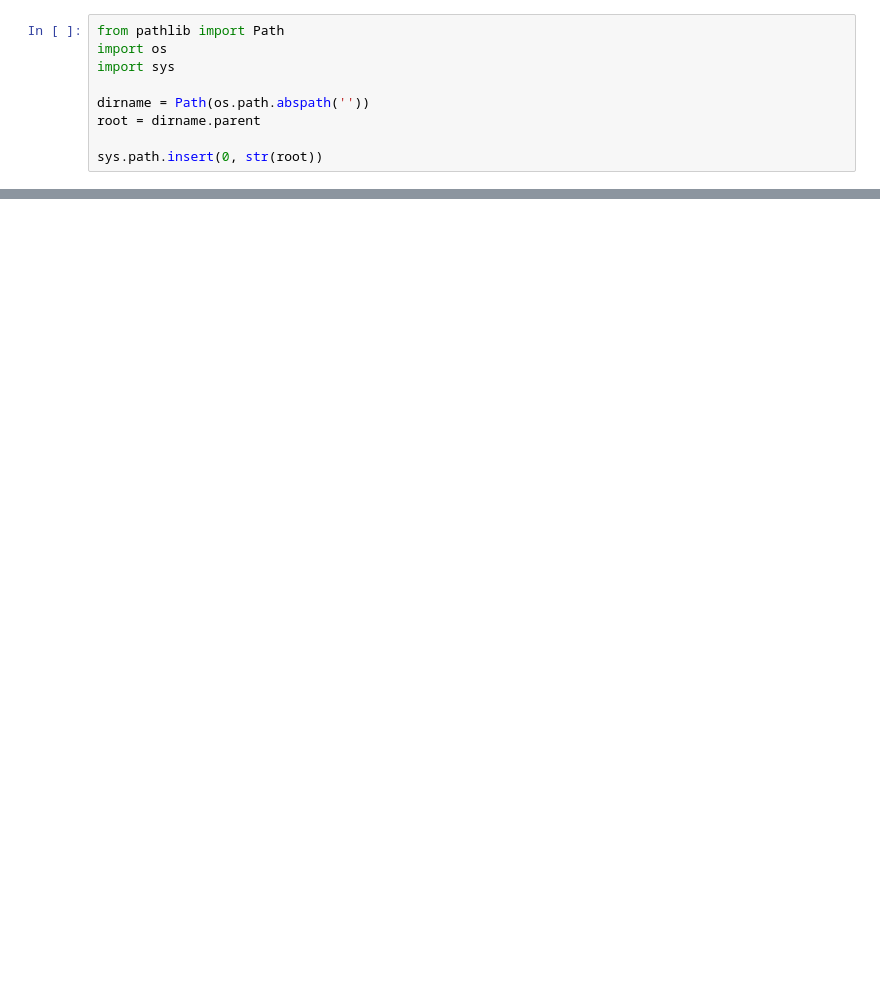
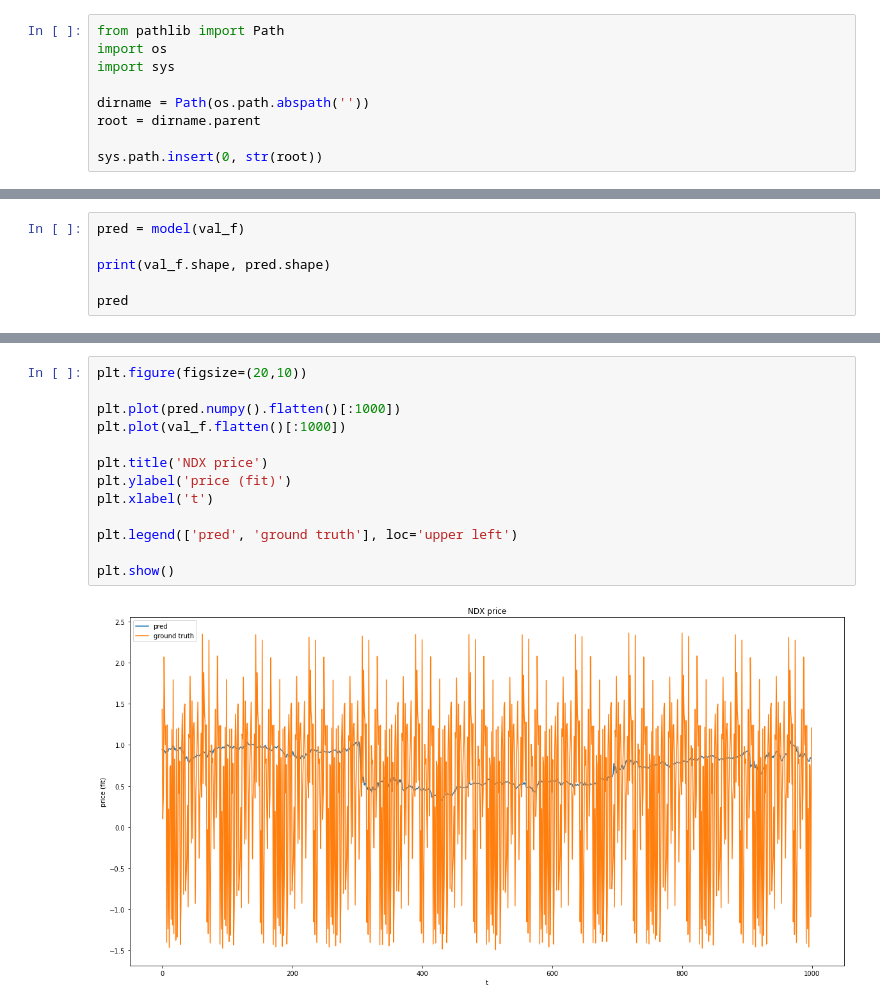
Before and after one commit to kaelzhang/DA-RNN-in-Tensorflow-2-and-PyTorch, a Jupyter notebook: notebook/nasdaq.ipynb, the cells around one changed output, grey strips where cells are left out. Cells and saved outputs as stored; diff of their text form; blank space fills up the shorter version.

```diff
--- a/notebook/nasdaq.ipynb
+++ b/notebook/nasdaq.ipynb
@@ -181,0 +202,6 @@ plot(['accuracy', 'val_accuracy'], 'acc')
+# %%
+pred = model(val_f)
+
+print(val_f.shape, pred.shape)
+
+pred
@@ -181,0 +224,15 @@ plot(['accuracy', 'val_accuracy'], 'acc')
+# %%
+plt.figure(figsize=(20,10))
+
+plt.plot(pred.numpy().flatten()[:1000])
+plt.plot(val_f.flatten()[:1000])
+
+plt.title('NDX price')
+plt.ylabel('price (fit)')
+plt.xlabel('t')
+
+plt.legend(['pred', 'ground truth'], loc='upper left')
+
+plt.show()
+# %% [output]
+[figure, added]
```
Also changed, not shown: parts of 9 cells of this notebook, 2 other files.
